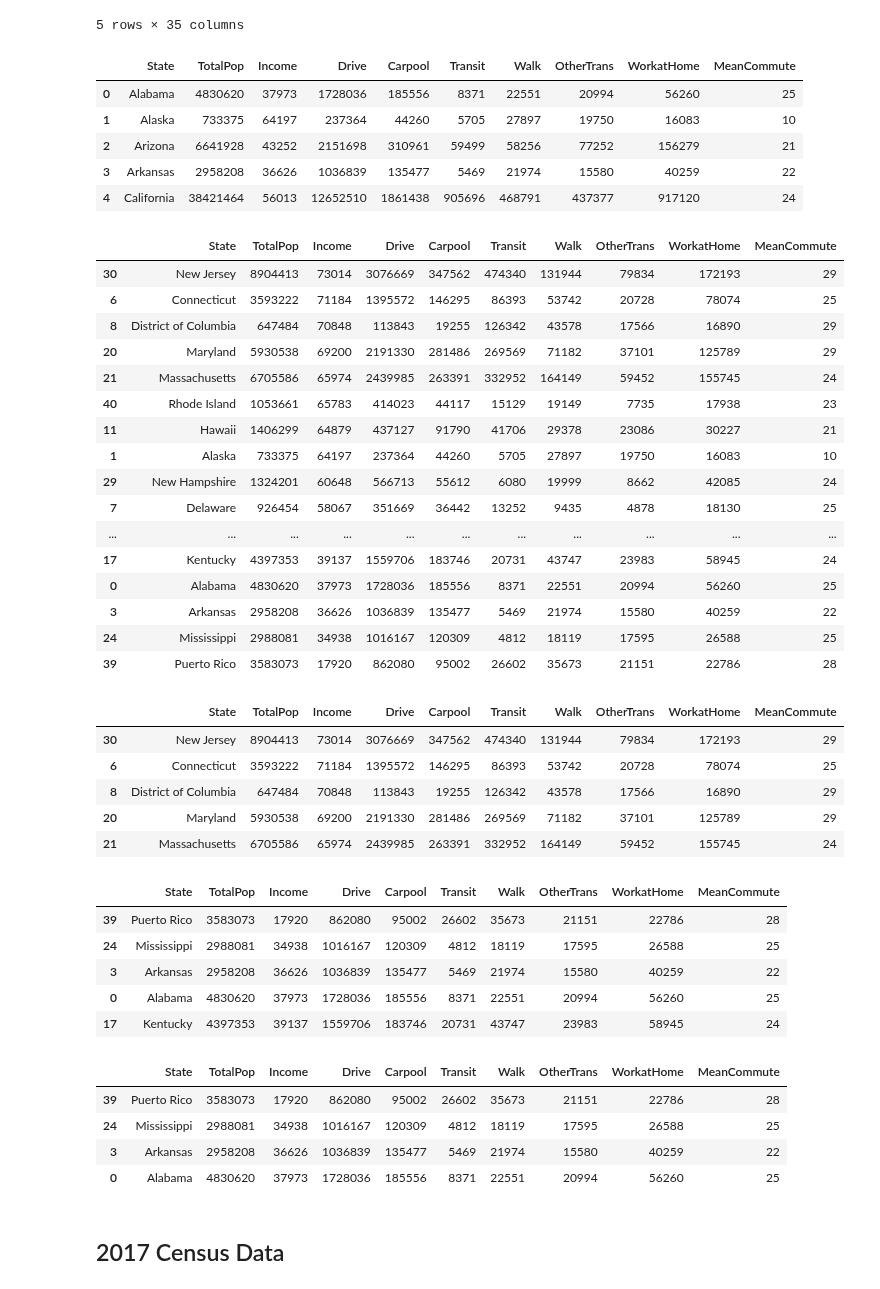
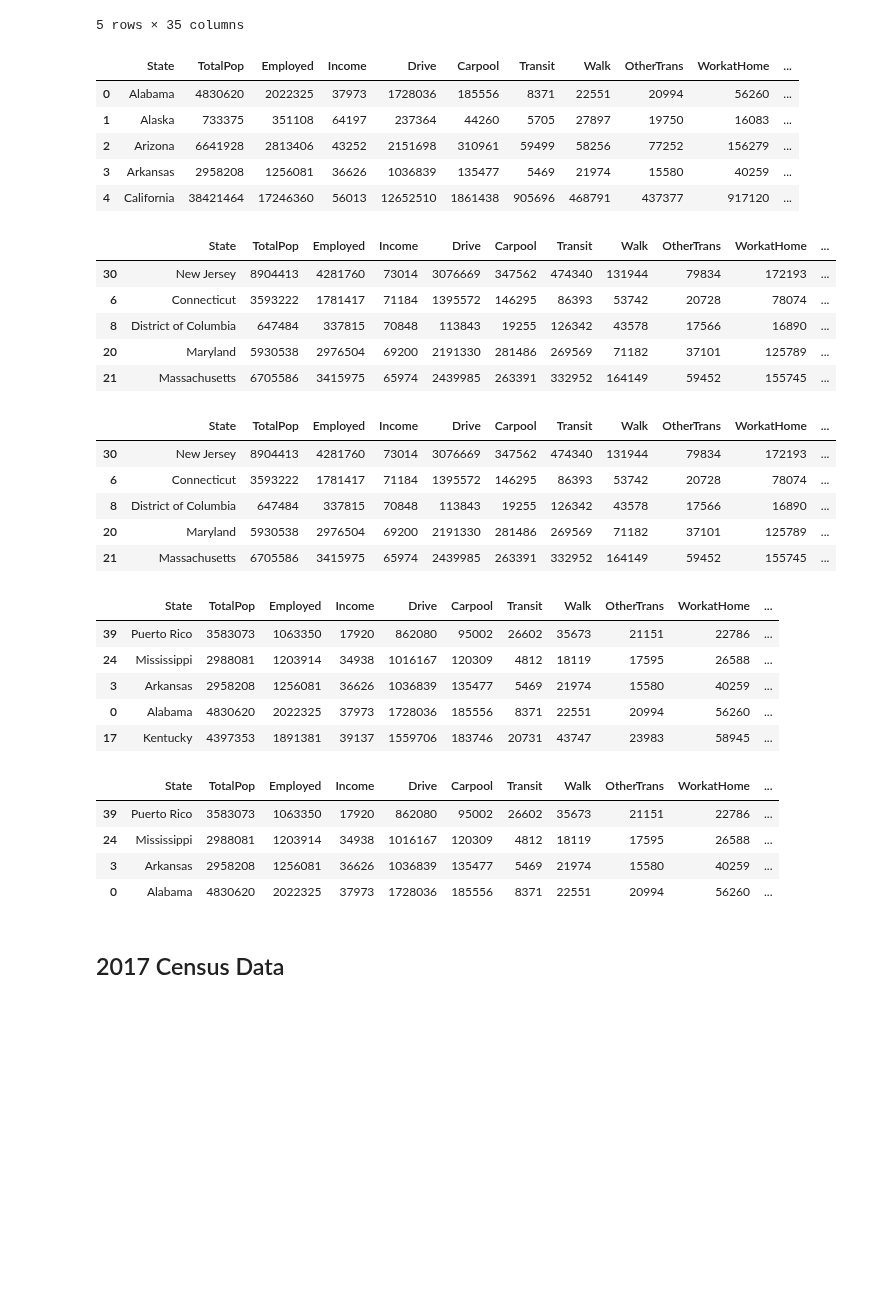
Before and after one commit to charlim26/censusproject, a Jupyter notebook: top_bottom_income_state.ipynb, the cells around one changed output. Drawn from its saved outputs; the diff is of its cells as text; code cells hidden in the pictures; blank space fills up the shorter version.

```diff
--- a/top_bottom_income_state.ipynb
+++ b/top_bottom_income_state.ipynb
@@ -36,71 +36,60 @@ al_census_2015.head()
 # %%
 #print(al_census_2015.columns)
 # %%
-al_2015_narrowed = al_census_2015[['State','TotalPop','Income','Drive','Carpool','Transit','Walk','OtherTrans','WorkatHome','MeanCommute']].copy()
+al_2015_narrowed = al_census_2015[['State','TotalPop','Employed','Income','Drive','Carpool','Transit','Walk','OtherTrans','WorkatHome','MeanCommute']].copy()
 al_2015_narrowed.head()
 # %% [output]
-|  | State | TotalPop | Income | Drive | Carpool | Transit | Walk | OtherTrans | WorkatHome | MeanCommute |
-| 0 | Alabama | 4830620 | 37973 | 1728036 | 185556 | 8371 | 22551 | 20994 | 56260 | 25 |
-| 1 | Alaska | 733375 | 64197 | 237364 | 44260 | 5705 | 27897 | 19750 | 16083 | 10 |
-| 2 | Arizona | 6641928 | 43252 | 2151698 | 310961 | 59499 | 58256 | 77252 | 156279 | 21 |
-| 3 | Arkansas | 2958208 | 36626 | 1036839 | 135477 | 5469 | 21974 | 15580 | 40259 | 22 |
-| 4 | California | 38421464 | 56013 | 12652510 | 1861438 | 905696 | 468791 | 437377 | 917120 | 24 |
+|  | State | TotalPop | Employed | Income | Drive | Carpool | Transit | Walk | OtherTrans | WorkatHome | ... |
+| 0 | Alabama | 4830620 | 2022325 | 37973 | 1728036 | 185556 | 8371 | 22551 | 20994 | 56260 | ... |
+| 1 | Alaska | 733375 | 351108 | 64197 | 237364 | 44260 | 5705 | 27897 | 19750 | 16083 | ... |
+| 2 | Arizona | 6641928 | 2813406 | 43252 | 2151698 | 310961 | 59499 | 58256 | 77252 | 156279 | ... |
+| 3 | Arkansas | 2958208 | 1256081 | 36626 | 1036839 | 135477 | 5469 | 21974 | 15580 | 40259 | ... |
+| 4 | California | 38421464 | 17246360 | 56013 | 12652510 | 1861438 | 905696 | 468791 | 437377 | 917120 | ... |
 # %%
 #sort data set by highest income per capita to find the top 5
 al_2015_narrowed.sort_values('Income',ascending=False,inplace=True)
-al_2015_narrowed
+al_2015_narrowed.head()
 # %% [output]
-|  | State | TotalPop | Income | Drive | Carpool | Transit | Walk | OtherTrans | WorkatHome | MeanCommute |
-| 30 | New Jersey | 8904413 | 73014 | 3076669 | 347562 | 474340 | 131944 | 79834 | 172193 | 29 |
-| 6 | Connecticut | 3593222 | 71184 | 1395572 | 146295 | 86393 | 53742 | 20728 | 78074 | 25 |
-| 8 | District of Columbia | 647484 | 70848 | 113843 | 19255 | 126342 | 43578 | 17566 | 16890 | 29 |
-| 20 | Maryland | 5930538 | 69200 | 2191330 | 281486 | 269569 | 71182 | 37101 | 125789 | 29 |
-| 21 | Massachusetts | 6705586 | 65974 | 2439985 | 263391 | 332952 | 164149 | 59452 | 155745 | 24 |
-| 40 | Rhode Island | 1053661 | 65783 | 414023 | 44117 | 15129 | 19149 | 7735 | 17938 | 23 |
-| 11 | Hawaii | 1406299 | 64879 | 437127 | 91790 | 41706 | 29378 | 23086 | 30227 | 21 |
-| 1 | Alaska | 733375 | 64197 | 237364 | 44260 | 5705 | 27897 | 19750 | 16083 | 10 |
-| 29 | New Hampshire | 1324201 | 60648 | 566713 | 55612 | 6080 | 19999 | 8662 | 42085 | 24 |
-| 7 | Delaware | 926454 | 58067 | 351669 | 36442 | 13252 | 9435 | 4878 | 18130 | 25 |
-| ... | ... | ... | ... | ... | ... | ... | ... | ... | ... | ... |
-| 17 | Kentucky | 4397353 | 39137 | 1559706 | 183746 | 20731 | 43747 | 23983 | 58945 | 24 |
-| 0 | Alabama | 4830620 | 37973 | 1728036 | 185556 | 8371 | 22551 | 20994 | 56260 | 25 |
-| 3 | Arkansas | 2958208 | 36626 | 1036839 | 135477 | 5469 | 21974 | 15580 | 40259 | 22 |
-| 24 | Mississippi | 2988081 | 34938 | 1016167 | 120309 | 4812 | 18119 | 17595 | 26588 | 25 |
-| 39 | Puerto Rico | 3583073 | 17920 | 862080 | 95002 | 26602 | 35673 | 21151 | 22786 | 28 |
+|  | State | TotalPop | Employed | Income | Drive | Carpool | Transit | Walk | OtherTrans | WorkatHome | ... |
+| 30 | New Jersey | 8904413 | 4281760 | 73014 | 3076669 | 347562 | 474340 | 131944 | 79834 | 172193 | ... |
+| 6 | Connecticut | 3593222 | 1781417 | 71184 | 1395572 | 146295 | 86393 | 53742 | 20728 | 78074 | ... |
+| 8 | District of Columbia | 647484 | 337815 | 70848 | 113843 | 19255 | 126342 | 43578 | 17566 | 16890 | ... |
+| 20 | Maryland | 5930538 | 2976504 | 69200 | 2191330 | 281486 | 269569 | 71182 | 37101 | 125789 | ... |
+| 21 | Massachusetts | 6705586 | 3415975 | 65974 | 2439985 | 263391 | 332952 | 164149 | 59452 | 155745 | ... |
 # %%
 #Create a new df with only the states with the top 5 income for 2015
 al_top_15 = al_2015_narrowed.loc[(al_2015_narrowed['Income']>65900)].copy()
 al_top_15.sort_values('Income',ascending=False,inplace=True)
 al_top_15
 # %% [output]
-|  | State | TotalPop | Income | Drive | Carpool | Transit | Walk | OtherTrans | WorkatHome | MeanCommute |
-| 30 | New Jersey | 8904413 | 73014 | 3076669 | 347562 | 474340 | 131944 | 79834 | 172193 | 29 |
-| 6 | Connecticut | 3593222 | 71184 | 1395572 | 146295 | 86393 | 53742 | 20728 | 78074 | 25 |
-| 8 | District of Columbia | 647484 | 70848 | 113843 | 19255 | 126342 | 43578 | 17566 | 16890 | 29 |
-| 20 | Maryland | 5930538 | 69200 | 2191330 | 281486 | 269569 | 71182 | 37101 | 125789 | 29 |
-| 21 | Massachusetts | 6705586 | 65974 | 2439985 | 263391 | 332952 | 164149 | 59452 | 155745 | 24 |
+|  | State | TotalPop | Employed | Income | Drive | Carpool | Transit | Walk | OtherTrans | WorkatHome | ... |
+| 30 | New Jersey | 8904413 | 4281760 | 73014 | 3076669 | 347562 | 474340 | 131944 | 79834 | 172193 | ... |
+| 6 | Connecticut | 3593222 | 1781417 | 71184 | 1395572 | 146295 | 86393 | 53742 | 20728 | 78074 | ... |
+| 8 | District of Columbia | 647484 | 337815 | 70848 | 113843 | 19255 | 126342 | 43578 | 17566 | 16890 | ... |
+| 20 | Maryland | 5930538 | 2976504 | 69200 | 2191330 | 281486 | 269569 | 71182 | 37101 | 125789 | ... |
+| 21 | Massachusetts | 6705586 | 3415975 | 65974 | 2439985 | 263391 | 332952 | 164149 | 59452 | 155745 | ... |
 # %%
 #sort data set by lowest income per capita to find the bottom 5
 al_2015_narrowed.sort_values('Income',ascending=True,inplace=True)
 al_2015_narrowed.head(5)
 # %% [output]
-|  | State | TotalPop | Income | Drive | Carpool | Transit | Walk | OtherTrans | WorkatHome | MeanCommute |
-| 39 | Puerto Rico | 3583073 | 17920 | 862080 | 95002 | 26602 | 35673 | 21151 | 22786 | 28 |
-| 24 | Mississippi | 2988081 | 34938 | 1016167 | 120309 | 4812 | 18119 | 17595 | 26588 | 25 |
-| 3 | Arkansas | 2958208 | 36626 | 1036839 | 135477 | 5469 | 21974 | 15580 | 40259 | 22 |
-| 0 | Alabama | 4830620 | 37973 | 1728036 | 185556 | 8371 | 22551 | 20994 | 56260 | 25 |
-| 17 | Kentucky | 4397353 | 39137 | 1559706 | 183746 | 20731 | 43747 | 23983 | 58945 | 24 |
+|  | State | TotalPop | Employed | Income | Drive | Carpool | Transit | Walk | OtherTrans | WorkatHome | ... |
+| 39 | Puerto Rico | 3583073 | 1063350 | 17920 | 862080 | 95002 | 26602 | 35673 | 21151 | 22786 | ... |
+| 24 | Mississippi | 2988081 | 1203914 | 34938 | 1016167 | 120309 | 4812 | 18119 | 17595 | 26588 | ... |
+| 3 | Arkansas | 2958208 | 1256081 | 36626 | 1036839 | 135477 | 5469 | 21974 | 15580 | 40259 | ... |
+| 0 | Alabama | 4830620 | 2022325 | 37973 | 1728036 | 185556 | 8371 | 22551 | 20994 | 56260 | ... |
+| 17 | Kentucky | 4397353 | 1891381 | 39137 | 1559706 | 183746 | 20731 | 43747 | 23983 | 58945 | ... |
 # %%
 #Create a new df with only the states with the bottom 5 income per capita
 al_bottom_15 = al_2015_narrowed.loc[(al_2015_narrowed['Income']<39130)].copy()
 al_bottom_15.sort_values('Income',ascending=True,inplace=True)
 al_bottom_15
 # %% [output]
-|  | State | TotalPop | Income | Drive | Carpool | Transit | Walk | OtherTrans | WorkatHome | MeanCommute |
-| 39 | Puerto Rico | 3583073 | 17920 | 862080 | 95002 | 26602 | 35673 | 21151 | 22786 | 28 |
-| 24 | Mississippi | 2988081 | 34938 | 1016167 | 120309 | 4812 | 18119 | 17595 | 26588 | 25 |
-| 3 | Arkansas | 2958208 | 36626 | 1036839 | 135477 | 5469 | 21974 | 15580 | 40259 | 22 |
-| 0 | Alabama | 4830620 | 37973 | 1728036 | 185556 | 8371 | 22551 | 20994 | 56260 | 25 |
+|  | State | TotalPop | Employed | Income | Drive | Carpool | Transit | Walk | OtherTrans | WorkatHome | ... |
+| 39 | Puerto Rico | 3583073 | 1063350 | 17920 | 862080 | 95002 | 26602 | 35673 | 21151 | 22786 | ... |
+| 24 | Mississippi | 2988081 | 1203914 | 34938 | 1016167 | 120309 | 4812 | 18119 | 17595 | 26588 | ... |
+| 3 | Arkansas | 2958208 | 1256081 | 36626 | 1036839 | 135477 | 5469 | 21974 | 15580 | 40259 | ... |
+| 0 | Alabama | 4830620 | 2022325 | 37973 | 1728036 | 185556 | 8371 | 22551 | 20994 | 56260 | ... |
 # %% [markdown]
 ## 2017 Census Data
 # %%
```
Also changed, not shown: parts of 15 cells of this notebook.
